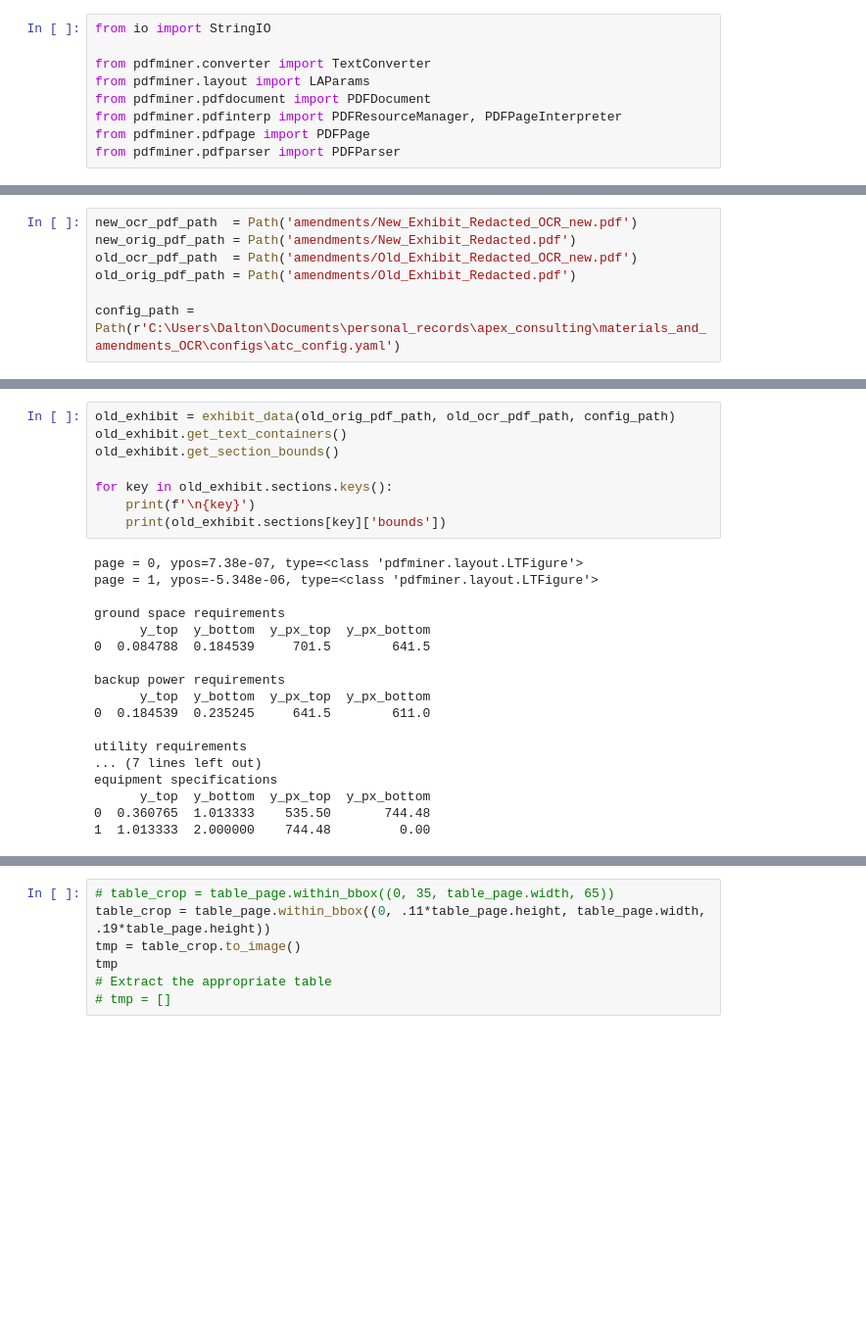
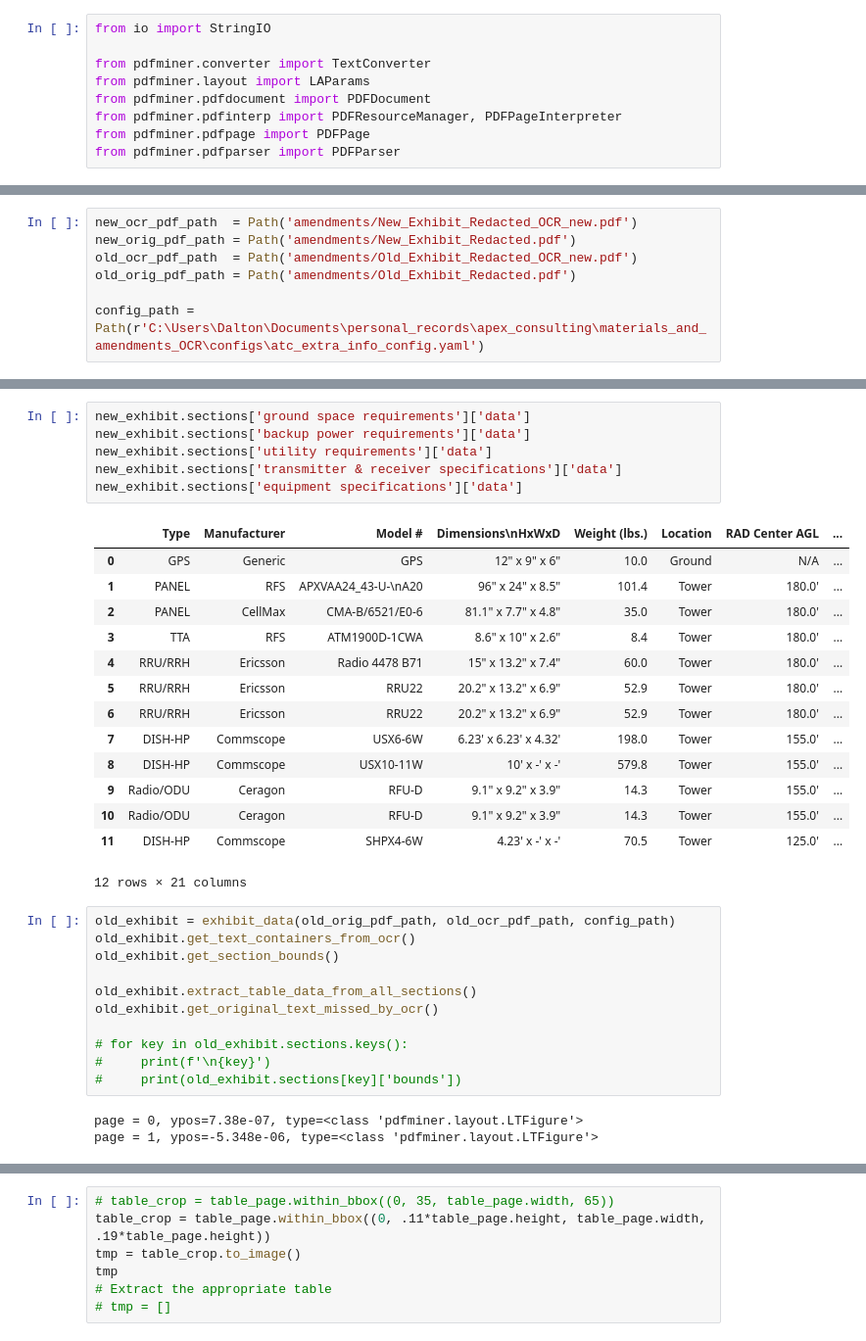
Before and after one commit to daltondm/OCR_for_telecommunications_quality_assurance, a Jupyter notebook: extract_from_digital_pdf.ipynb, the cells around one changed output, grey strips where cells are left out. Shown at 98% size. Saved outputs shown, nothing was run; the diff lists cells and outputs as text; blank space fills up the shorter version.

Commit message:
added methods for: (1) correcting OCR data with original data as possible, (2) storing and adding to table data, (3) beginning to extract key value pairs separated by combo of ":" and spaces)

```diff
--- a/extract_from_digital_pdf.ipynb
+++ b/extract_from_digital_pdf.ipynb
@@ -238,6 +374,6 @@ new_orig_pdf_path = Path('amendments/New_Exhibit_Redacted.pdf')
 old_ocr_pdf_path  = Path('amendments/Old_Exhibit_Redacted_OCR_new.pdf')
 old_orig_pdf_path = Path('amendments/Old_Exhibit_Redacted.pdf')
 
-config_path = Path(r'C:\Users\Dalton\Documents\personal_records\apex_consulting\materials_and_amendments_OCR\configs\atc_config.yaml')
+config_path = Path(r'C:\Users\Dalton\Documents\personal_records\apex_consulting\materials_and_amendments_OCR\configs\atc_extra_info_config.yaml')
 # %%
 new_exhibit = exhibit_data(new_orig_pdf_path, new_ocr_pdf_path, config_path)
@@ -278,26 +402,35 @@ new_exhibit.extract_data_by_section()
+# %%
+new_exhibit.sections['ground space requirements']['data']
+new_exhibit.sections['backup power requirements']['data']
+new_exhibit.sections['utility requirements']['data']
+new_exhibit.sections['transmitter & receiver specifications']['data']
+new_exhibit.sections['equipment specifications']['data']
+# %% [output]
+|  | Type | Manufacturer | Model # | Dimensions\nHxWxD | Weight (lbs.) | Location | RAD Center AGL | ... |
+| 0 | GPS | Generic | GPS | 12" x 9" x 6" | 10.0 | Ground | N/A | ... |
+| 1 | PANEL | RFS | APXVAA24_43-U-\nA20 | 96" x 24" x 8.5" | 101.4 | Tower | 180.0' | ... |
+| 2 | PANEL | CellMax | CMA-B/6521/E0-6 | 81.1" x 7.7" x 4.8" | 35.0 | Tower | 180.0' | ... |
+| 3 | TTA | RFS | ATM1900D-1CWA | 8.6" x 10" x 2.6" | 8.4 | Tower | 180.0' | ... |
+| 4 | RRU/RRH | Ericsson | Radio 4478 B71 | 15" x 13.2" x 7.4" | 60.0 | Tower | 180.0' | ... |
+| 5 | RRU/RRH | Ericsson | RRU22 | 20.2" x 13.2" x 6.9" | 52.9 | Tower | 180.0' | ... |
+| 6 | RRU/RRH | Ericsson | RRU22 | 20.2" x 13.2" x 6.9" | 52.9 | Tower | 180.0' | ... |
+| 7 | DISH-HP | Commscope | USX6-6W | 6.23' x 6.23' x 4.32' | 198.0 | Tower | 155.0' | ... |
+| 8 | DISH-HP | Commscope | USX10-11W | 10' x -' x -' | 579.8 | Tower | 155.0' | ... |
+| 9 | Radio/ODU | Ceragon | RFU-D | 9.1" x 9.2" x 3.9" | 14.3 | Tower | 155.0' | ... |
+| 10 | Radio/ODU | Ceragon | RFU-D | 9.1" x 9.2" x 3.9" | 14.3 | Tower | 155.0' | ... |
+| 11 | DISH-HP | Commscope | SHPX4-6W | 4.23' x -' x -' | 70.5 | Tower | 125.0' | ... |
+12 rows × 21 columns
 # %%
 old_exhibit = exhibit_data(old_orig_pdf_path, old_ocr_pdf_path, config_path)
-old_exhibit.get_text_containers()
+old_exhibit.get_text_containers_from_ocr()
 old_exhibit.get_section_bounds()
 
-for key in old_exhibit.sections.keys():
-    print(f'\n{key}')
-    print(old_exhibit.sections[key]['bounds'])
+old_exhibit.extract_table_data_from_all_sections()
+old_exhibit.get_original_text_missed_by_ocr()
+
+# for key in old_exhibit.sections.keys():
+#     print(f'\n{key}')
+#     print(old_exhibit.sections[key]['bounds'])
 # %% [output]
 page = 0, ypos=7.38e-07, type=<class 'pdfminer.layout.LTFigure'>
 page = 1, ypos=-5.348e-06, type=<class 'pdfminer.layout.LTFigure'>
-
-ground space requirements
-      y_top  y_bottom  y_px_top  y_px_bottom
-0  0.084788  0.184539     701.5        641.5
-
-backup power requirements
-      y_top  y_bottom  y_px_top  y_px_bottom
-0  0.184539  0.235245     641.5        611.0
-
-utility requirements
-... (7 lines left out)
-equipment specifications
-      y_top  y_bottom  y_px_top  y_px_bottom
-0  0.360765  1.013333    535.50       744.48
-1  1.013333  2.000000    744.48         0.00
```
Also changed, not shown: parts of 21 cells of this notebook.
